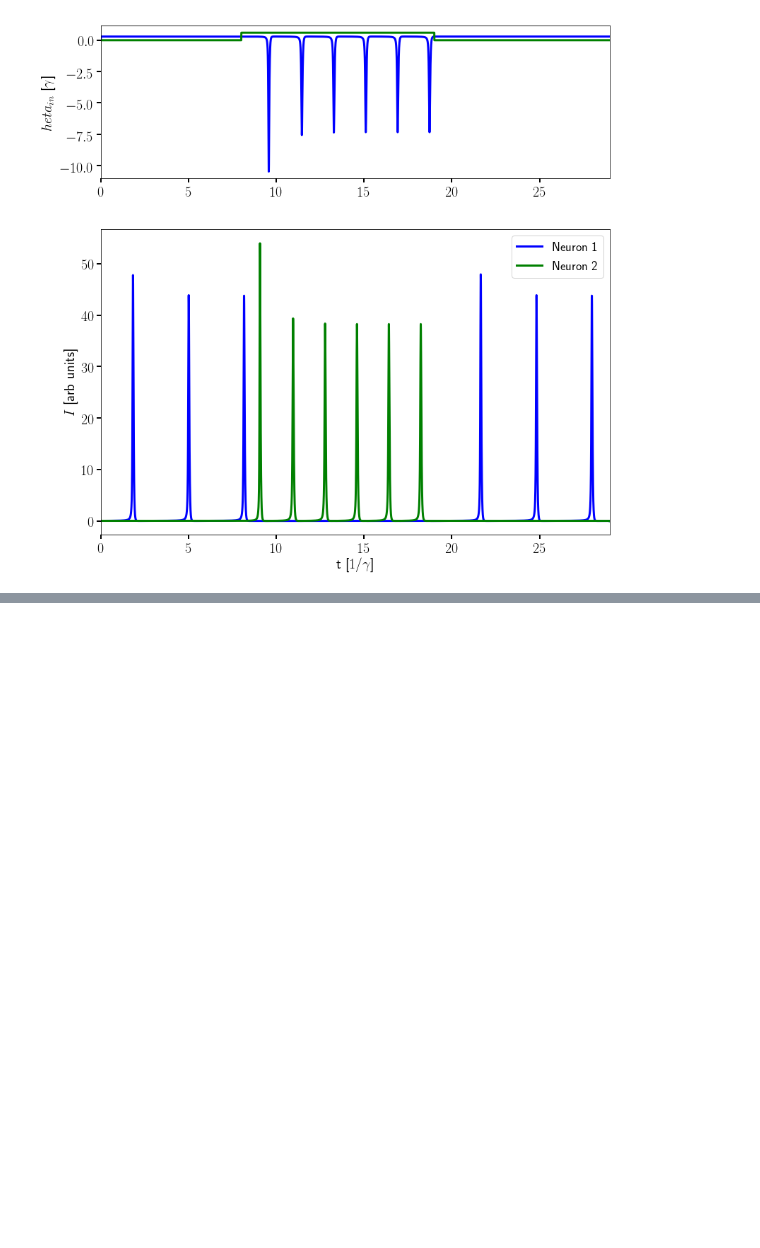
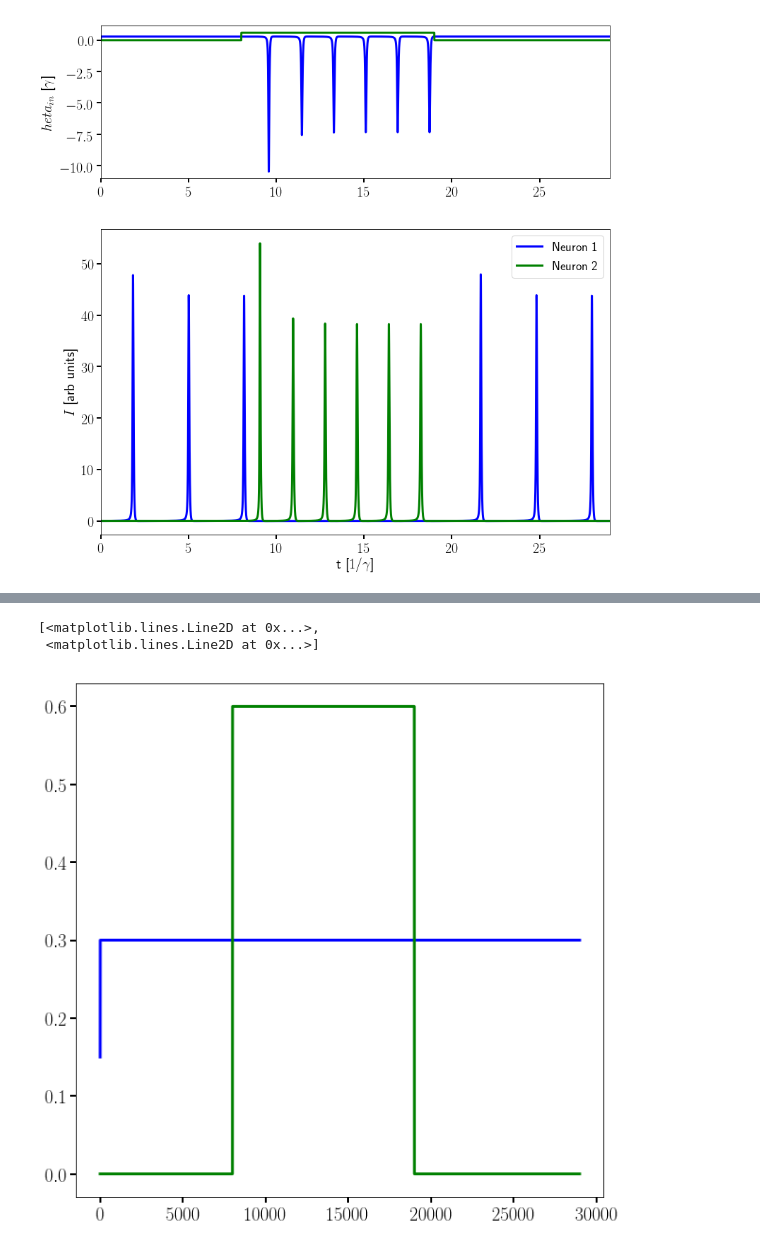
Before and after one commit to jabbate7/PhotonicNeuronSimulator, a Jupyter notebook: Network_plots.ipynb, the cells around one changed output, grey strips where cells are left out. Saved outputs shown, nothing was run; the diff lists cells and outputs as text; code cells hidden in the pictures; blank space fills up the shorter version.

```diff
--- a/Network_plots.ipynb
+++ b/Network_plots.ipynb
@@ -184,0 +186,6 @@ network2.visualize()
+# %%
+plt.plot(in2)
+# %% [output]
+[<matplotlib.lines.Line2D at 0x...>,
+ <matplotlib.lines.Line2D at 0x...>]
+[figure, added]
```
Also changed, not shown: parts of 9 cells of this notebook, 1 other file.
